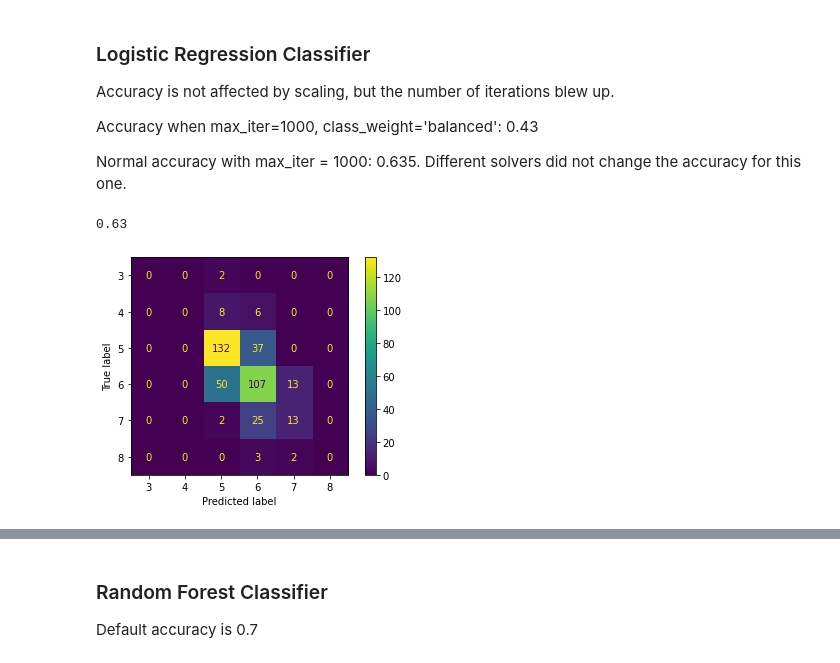
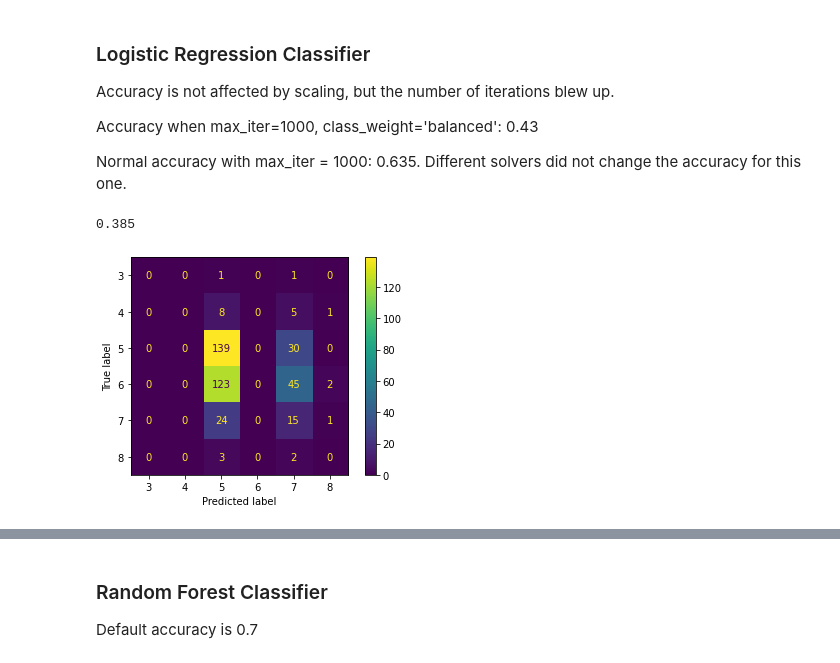
Before and after one commit to eliyanovva/wine-dataset-analysis, a Jupyter notebook: Models.ipynb, the cells around one changed output, grey strips where cells are left out. Cells and saved outputs as stored; diff of their text form; code cells hidden in the pictures.

```diff
--- a/Models.ipynb
+++ b/Models.ipynb
@@ -79,2 +150,0 @@ VIF of sulphates: 1.3212374333930237
-# %%
-Xtrain,Xtest,ytrain,ytest = train_test_split(dfl,y,random_state =0)
@@ -81 +158,4 @@ Xtrain,Xtest,ytrain,ytest = train_test_split(dfl,y,random_state =0)
+# %%
+std_filtered_Xtrain = scaler.fit_transform(filtered_Xtrain)
+std_filtered_Xtest = scaler.transform(filtered_Xtest)
 # %%
@@ -186,21 +312,18 @@ Feature 11 importance is:0.17 95% confidence interval: [0.06,0.27] (alcohol)
 # %%
-df.drop('free sulfur dioxide', axis='columns', inplace=True)
-df.drop('density', axis='columns', inplace=True)
-df.drop('fixed acidity', axis='columns', inplace=True)
-df.drop('citric acid', axis='columns', inplace=True)
-df.drop('residual sugar', axis='columns', inplace=True)
-
-Xtrain,Xtest,ytrain,ytest = train_test_split(df,yc,random_state =0)
-
-tree_clf_1 = RandomForestClassifier(n_estimators=100,random_state=0)
-tree_clf_1.fit(Xtrain,ytrain)
-ypred=tree_clf_1.predict(Xtest)
-print(tree_clf_1.score(Xtest, ytest))
-print(metrics.classification_report(ytest,ypred))
-disp = metrics.ConfusionMatrixDisplay.from_predictions(ytest, ypred)
-
 importances_1 = tree_clf_1.feature_importances_
 std_1 = np.std([tree.feature_importances_ for tree in tree_clf_1.estimators_], axis=0)
+
 for i in range(len(std_1)):
-    print("Feature "+str((i+1))+" importance is:"+str(round(importances_1[i],2)) +" 95% confidence interval: ["+str(round(importances_1[i]-2*std_1[i],2))+","+str(round(importances_1[i]+2*std_1[i],2))+"]"+" ("+df.columns[i]+")")
+    print("Feature " +
+    str((i+1)) +
+    " importance is:" +
+    str(round(importances_1[i],2)) +
+    " 95% confidence interval: [" +
+    str(round(importances_1[i]-2*std_1[i],2)) +
+    "," +
+    str(round(importances_1[i]+2*std_1[i],2)) +
+    "]" +
+    " ("+df.columns[i] +
+    ")"
+)
 # %% [output]
@@ -229,8 +342,4 @@ We begin by resplitting and standardising our data.
 # %%
-X_train,X_test,ytrain,ytest = train_test_split(df,y,random_state =0)
-scaler = StandardScaler()
-X_train = scaler.fit_transform(X_train)
-X_test = scaler.transform(X_test)
 plt.hist(ytrain, bins=6)
 plt.xlabel('Wine Quality')
 plt.title('Histogram of the Training Set')
@@ -267,14 +376,14 @@ Normal accuracy with max_iter = 1000: 0.635. Different solvers did not change th
 # %%
 # Logistic Regression without oversampling
 
 classifier = LogisticRegression(max_iter=1000, multi_class='multinomial')
-classifier.fit(X_train, ytrain)
-predicted = classifier.predict(X_test)
-print(classifier.score(X_test, ytest))
+classifier.fit(std_filtered_Xtrain, ytrain)
+predicted = classifier.predict(filtered_Xtest)
+print(classifier.score(filtered_Xtest, ytest))
 disp = metrics.ConfusionMatrixDisplay.from_predictions(ytest, predicted)
 # %% [output]
-0.63
+0.385
-[figure, old version]
+[figure, new version]
 # %%
 # Logistic regression with oversampling
 classifier.fit(X_train_ros, ytrain_ros)
```
Also changed, not shown: parts of 36 cells of this notebook.
